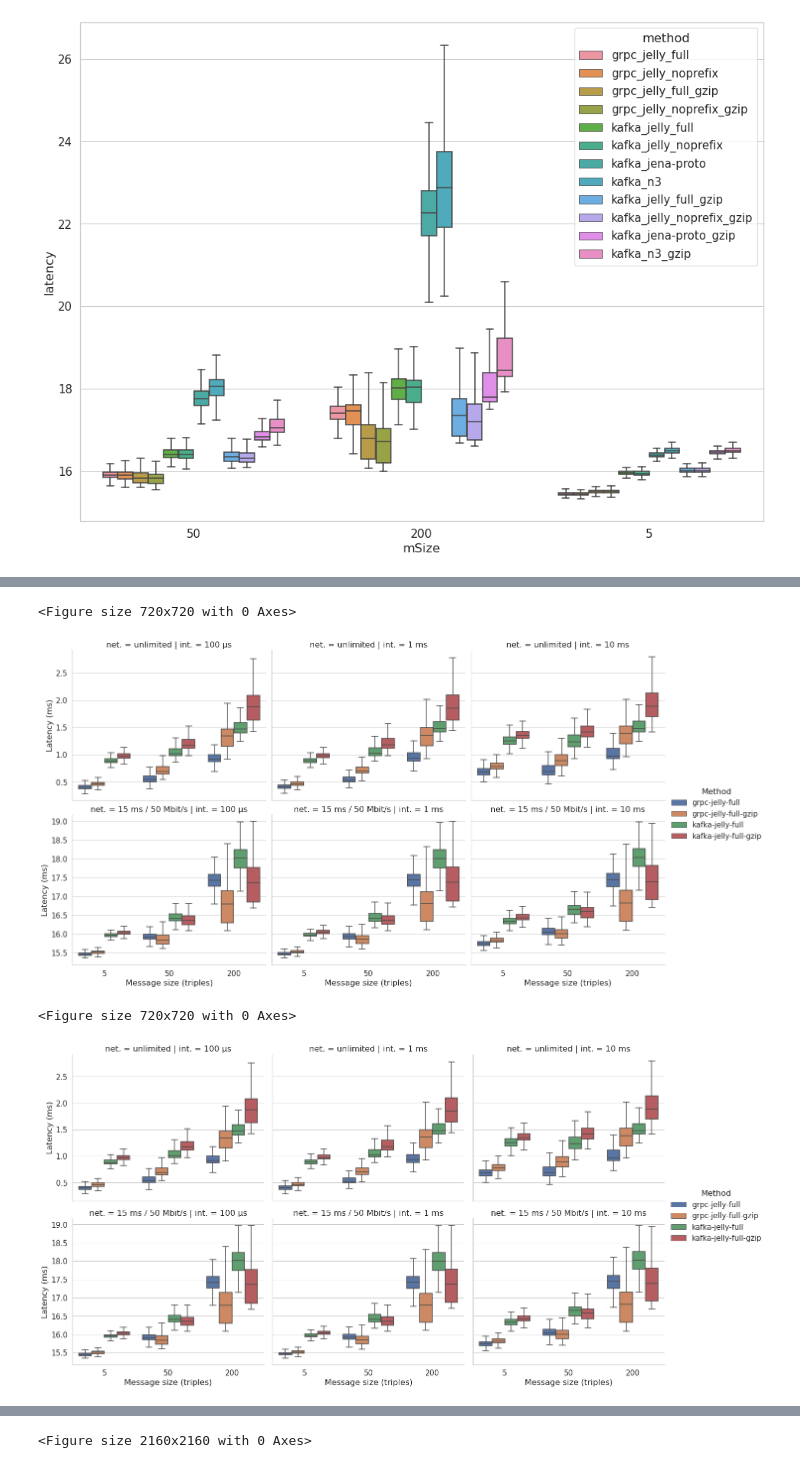
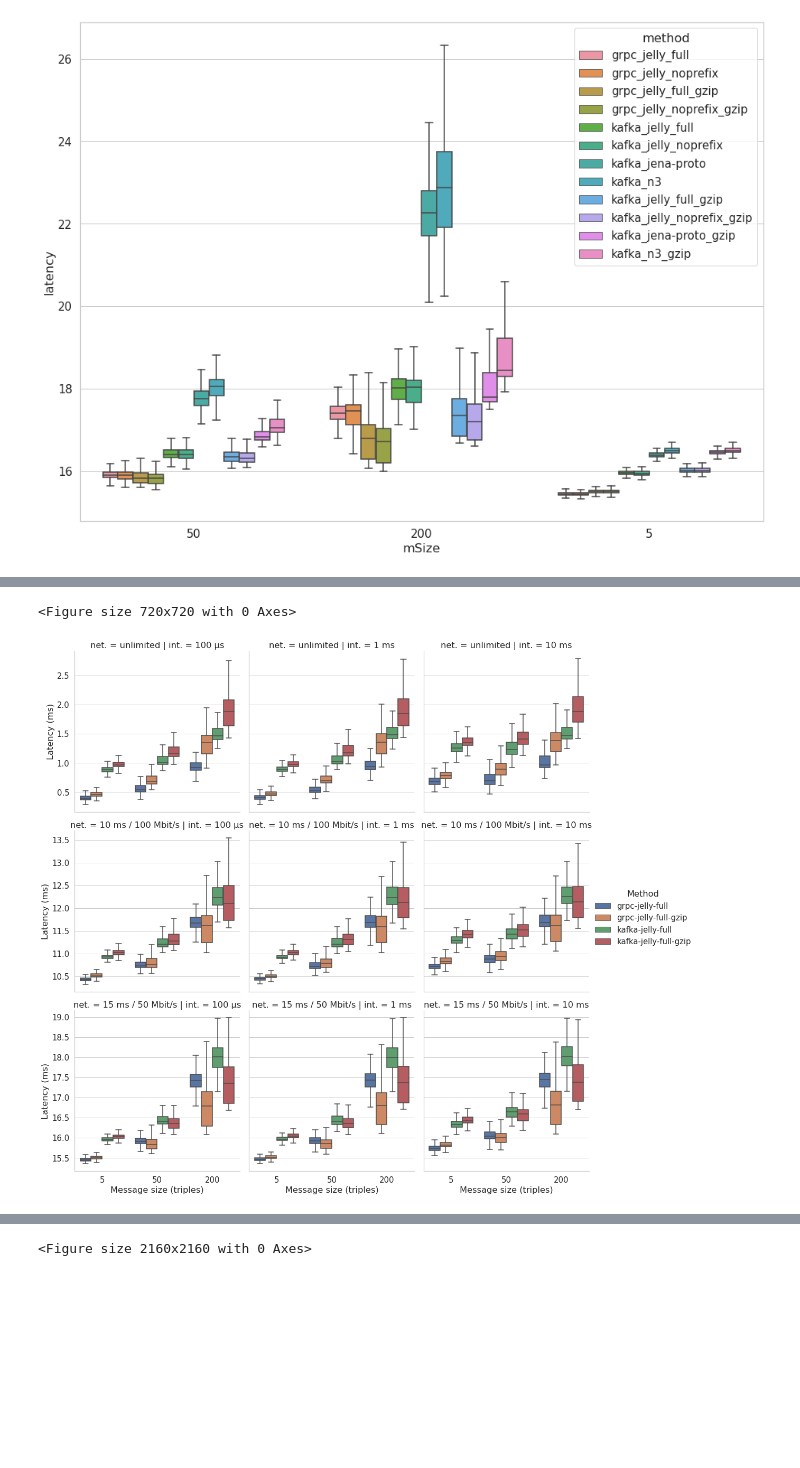
Before and after one commit to Ostrzyciel/jelly-wfiot-2022, a Jupyter notebook: eda/latency.ipynb, the cells around one changed output, grey strips where cells are left out. Drawn from its saved outputs; the diff is of its cells as text; code cells hidden in the pictures; blank space fills up the shorter version.

```diff
--- a/eda/latency.ipynb
+++ b/eda/latency.ipynb
@@ -111,31 +109,30 @@ plt.savefig('img/latency_catplot.eps')
 # %%
 plt.figure(figsize=(10, 10))
 
-dt_vis = dt_exps[dt_exps.method.str.contains('jelly_full') & ~(dt_exps.network == '100Mbit')]\
+dt_vis = dt_exps[dt_exps.method.str.contains('jelly_full')]\
     [['network', 'interval', 'method', 'mSize', 'latency']]
+#& ~(dt_exps.network == '100Mbit')]\
 
 dt_vis['interval'] = dt_vis['interval'].apply(lambda i: short_times(i))
 dt_vis['network'] = dt_vis['network'].apply(lambda n: long_network(n))
 dt_vis['method'] = dt_vis['method'].apply(lambda n: n.replace('_', '-'))
 
 dt_vis = dt_vis.rename(columns={'network': 'net.', 'interval': 'int.', 'method': 'Method'})
 
 g = sns.catplot(
     data=dt_vis, x='mSize', y='latency', hue='Method',
     kind='box', row='net.', col='int.', showfliers=False,
     order=['5', '50', '200'],
-    sharey='row', aspect=1.2
+    sharey='row', aspect=1
 )
 
 g.set_axis_labels('Message size (triples)', 'Latency (ms)')
 
 plt.savefig('img/latency_gzip.svg')
 plt.savefig('img/latency_gzip.eps')
 # %% [output]
 <Figure size 720x720 with 0 Axes>
-[figure, old version]
+[figure, new version]
-<Figure size 720x720 with 0 Axes>
-[figure, removed]
 # %%
 plt.figure(figsize=(10, 5))
 
```
Also changed, not shown: parts of 4 cells of this notebook.
